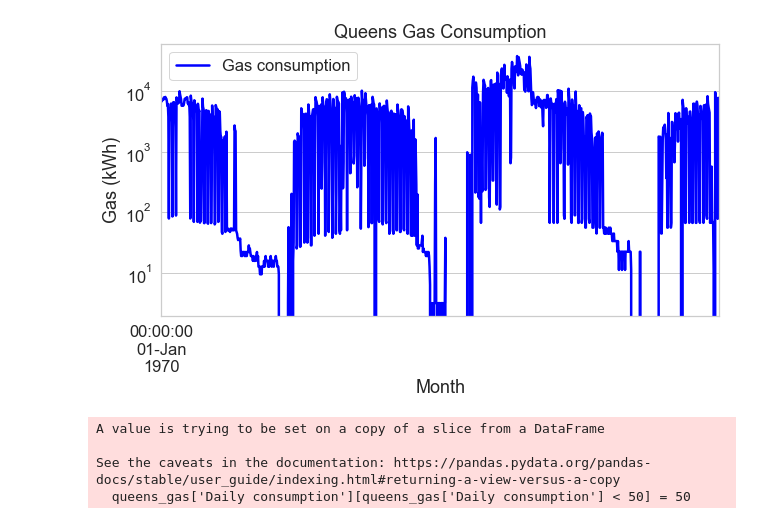
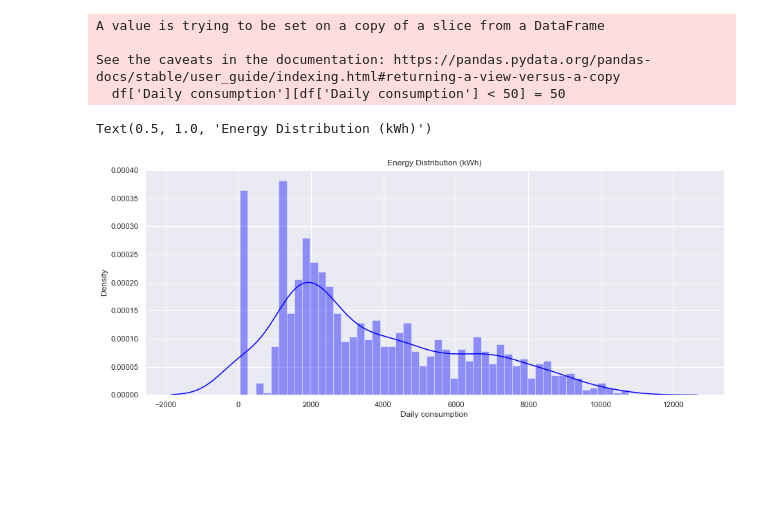
Before and after one commit to farshadpasbani/LSTM, a Jupyter notebook: Energy Analysis/NewDMU.ipynb, the cells around one changed output. Saved outputs shown, nothing was run; the diff lists cells and outputs as text; code cells hidden in the pictures; blank space fills up the shorter version.

```diff
--- a/Energy Analysis/NewDMU.ipynb
+++ b/Energy Analysis/NewDMU.ipynb
@@ -8,23 +8,24 @@ import datetime as dt
 
 queens_gas = pd.read_excel('New_DMU.xlsx', sheet_name='QUENGF01')
 queens_elec = pd.read_excel('New_DMU.xlsx', sheet_name='QUENEF')
+hugh_gas = pd.read_excel('New_DMU.xlsx', sheet_name='HUASGF01')
+hugh_elec = pd.read_excel('New_DMU.xlsx', sheet_name='HUASEM')
+hawthorn_gas = pd.read_excel('New_DMU.xlsx', sheet_name='HAWTGF01')
+hawthorn_elec = pd.read_excel('New_DMU.xlsx', sheet_name='HAWTEMV')
+
+dictionary = {'QG': queens_gas, 'QE': queens_elec, 'HAG': hugh_gas, 'HAE': hugh_elec, 'HTG': hawthorn_gas, 'HTE': hawthorn_elec}
 # %%
 # Model inputs
-train_size = 0.8
-lookback = 30
+train_size = 0.3
+lookback = 14
+df = dictionary['HAG']
 # %%
 ## Formating dataframes
 # Create year, month, day, and hour columns as well as daily consumption
-queens_gas['Date'] = pd.to_datetime(queens_gas['Date'], format='%Y/%d/%M')
-queens_gas['Year'] = queens_gas['Date'].dt.year
-queens_gas['Month'] = queens_gas['Date'].dt.month
-queens_gas['Day'] = queens_gas['Date'].dt.day
-queens_gas.index = pd.to_datetime(queens_gas.index)
-#queens_gas.drop(['Date'], axis=1, inplace=True)
-
-
-queens_elec['Date'] = pd.to_datetime(queens_elec['Date'], format='%Y/%d/%M')
-queens_elec['Year'] = queens_elec['Date'].dt.year
-queens_elec['Month'] = queens_elec['Date'].dt.month
-queens_elec['Day'] = queens_elec['Date'].dt.day
-#queens_elec.drop(['Date'], axis=1, inplace=True)
+df['Date'] = pd.to_datetime(df['Date'], format='%Y/%d/%M')
+df['Year'] = df['Date'].dt.year
+df['Month'] = df['Date'].dt.month
+df['Day'] = df['Date'].dt.day
+df.index = pd.to_datetime(df.index)
+#df.drop(['Date'], axis=1, inplace=True)
+df['Daily consumption'] = df.iloc[:, 1:-3].sum(axis=1)
@@ -44,20 +32,16 @@ queens_gas.head()
+# %%
+df['Daily consumption'][df['Daily consumption'] < 50] = 50
+# %% [output]
+A value is trying to be set on a copy of a slice from a DataFrame
+
+See the caveats in the documentation: https://pandas.pydata.org/pandas-docs/stable/user_guide/indexing.html#returning-a-view-versus-a-copy
+  df['Daily consumption'][df['Daily consumption'] < 50] = 50
 # %%
 ## Visualizing data
-# Plotting gas consumption
-sns.set_style('whitegrid')
 sns.set_context('notebook', font_scale=1.5, rc={'lines.linewidth': 2.5})
-queens_gas.reset_index().plot(x='index', y='Daily consumption', kind='line', color='blue', label='Gas consumption', figsize=(10, 5))
-plt.title('Queens Gas Consumption')
-plt.xlabel('Month')
-plt.ylabel('Gas (kWh)')
-plt.yscale('log')
-plt.show()
+sns.set(rc={'figure.figsize':(15,6)})
+sns.distplot(df["Daily consumption"], bins=50, kde=True, color='blue')
+plt.title("Energy Distribution (kWh)")
 # %% [output]
+Text(0.5, 1.0, 'Energy Distribution (kWh)')
-[figure, old version]
+[figure, new version]
-# %%
-queens_gas['Daily consumption'][queens_gas['Daily consumption'] < 50] = 50
-# %% [output]
-A value is trying to be set on a copy of a slice from a DataFrame
-
-See the caveats in the documentation: https://pandas.pydata.org/pandas-docs/stable/user_guide/indexing.html#returning-a-view-versus-a-copy
-  queens_gas['Daily consumption'][queens_gas['Daily consumption'] < 50] = 50
```
Also changed, not shown: parts of 11 cells of this notebook, 1 other file.
